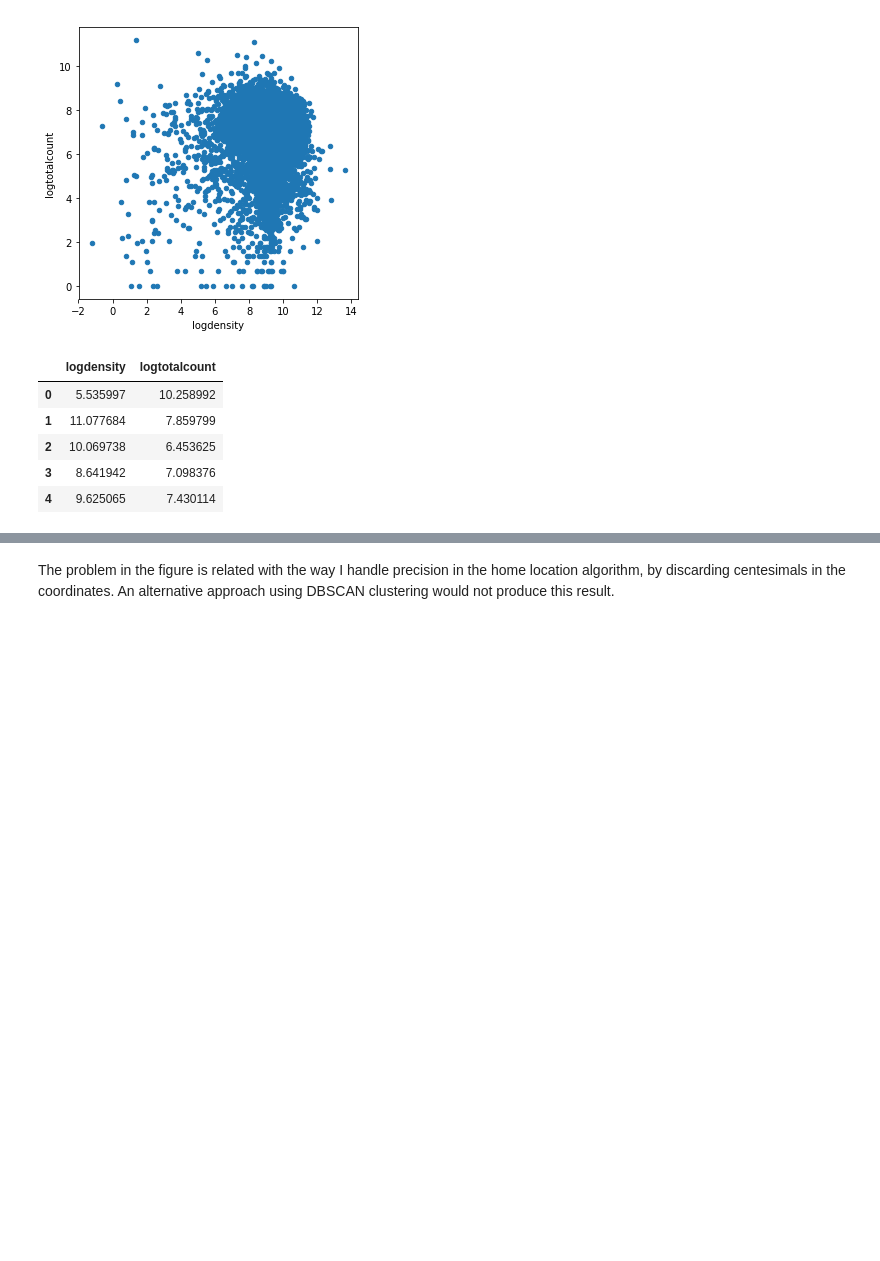
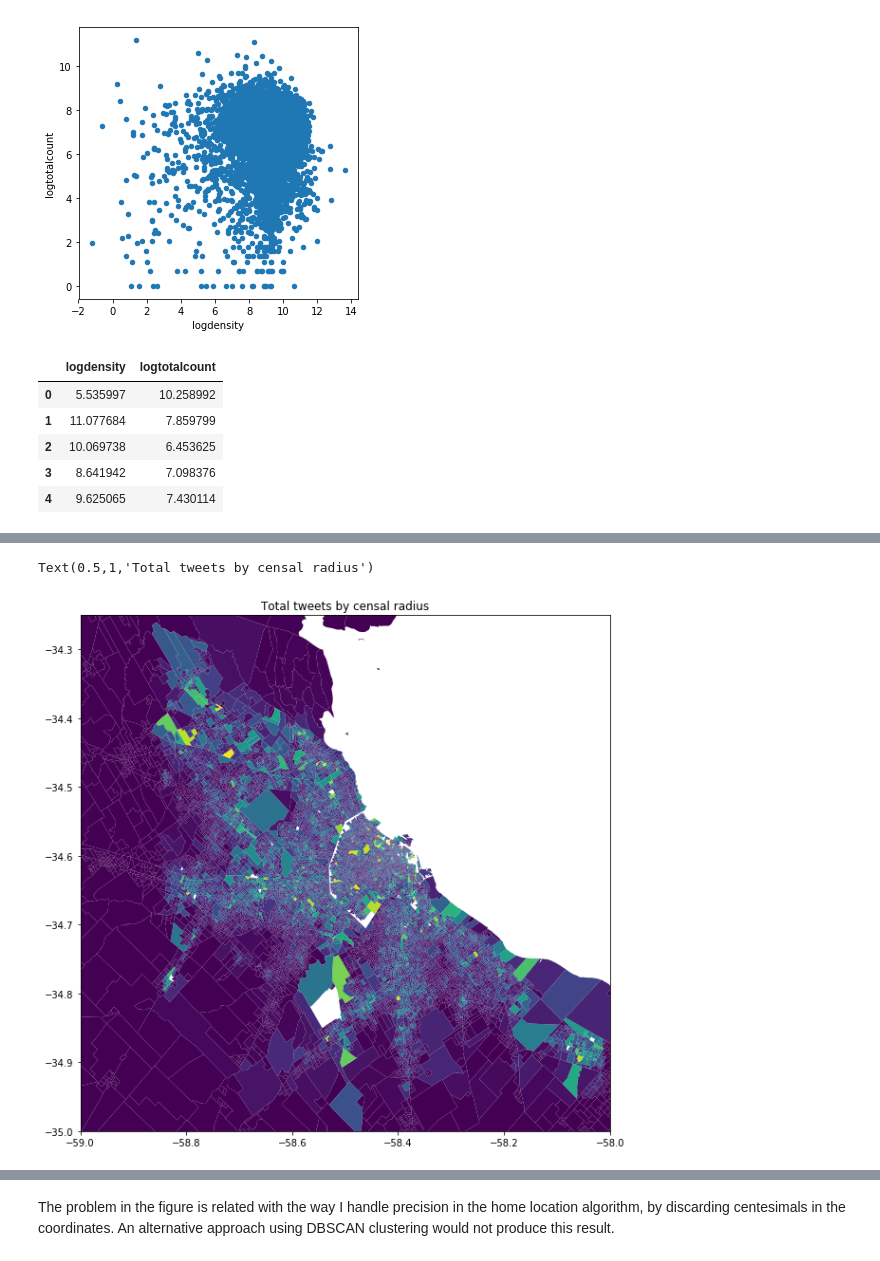
Before and after one commit to rpasquini/twitter_and_displacement, a Jupyter notebook: notebooks/descriptives.ipynb, the cells around one changed output, grey strips where cells are left out. Cells and saved outputs as stored; diff of their text form; code cells hidden in the pictures; blank space fills up the shorter version.

```diff
--- a/notebooks/descriptives.ipynb
+++ b/notebooks/descriptives.ipynb
@@ -96,3 +117,14 @@ Covariance Type:            nonrobust
 
 Warnings:
 [1] Standard Errors assume that the covariance matrix of the errors is correctly specified.
+# %%
+plt.rcParams['figure.figsize'] = [10, 10]
+
+fig, ax = plt.subplots()
+base=gdf.loc[gdf['totalcount']<10000].plot(column='totalcount', ax=ax)
+base.set_xlim(-59, -58.0)
+base.set_ylim(-35, -34.25)
+plt.title("Total tweets by censal radius")
+# %% [output]
+Text(0.5,1,'Total tweets by censal radius')
+[figure, added]
```
Also changed, not shown: parts of 11 cells of this notebook.
